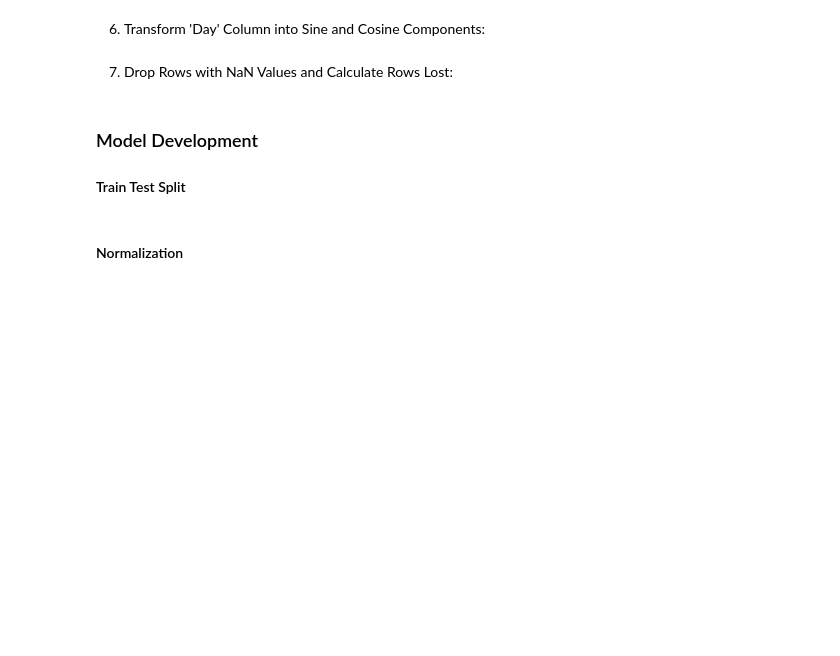
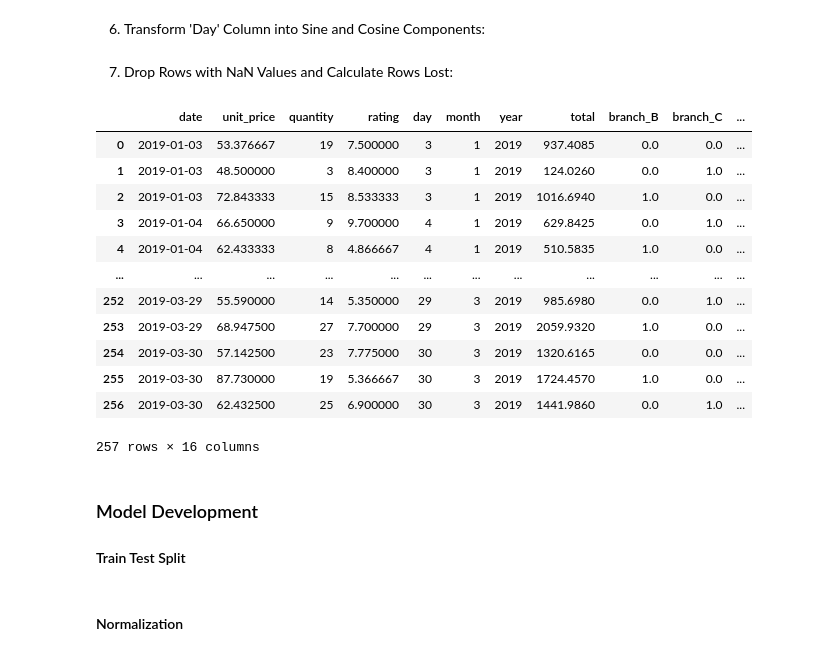
Before and after one commit to MustafaAldabbas/Machine_learning_superMarket, a Jupyter notebook: Notebook/Mustafa Notbooks/Mustafa_7.ipynb, the cells around one changed output. Cells and saved outputs as stored; diff of their text form; code cells hidden in the pictures; blank space fills up the shorter version.

```diff
--- a/Notebook/Mustafa Notbooks/Mustafa_7.ipynb
+++ b/Notebook/Mustafa Notbooks/Mustafa_7.ipynb
@@ -247,6 +247,22 @@ combined_df_encoded['day_cos'] = np.cos(2 * np.pi * combined_df_encoded['day'] /
 # %%
 # Drop rows with NaN values resulting from the lag and rolling operations
 combined_df_encoded_dropped = combined_df_encoded.dropna().reset_index(drop=True)
+
+combined_df_encoded_dropped
+# %% [output]
+|  | date | unit_price | quantity | rating | day | month | year | total | branch_B | branch_C | ... |
+| 0 | 2019-01-03 | 53.376667 | 19 | 7.500000 | 3 | 1 | 2019 | 937.4085 | 0.0 | 0.0 | ... |
+| 1 | 2019-01-03 | 48.500000 | 3 | 8.400000 | 3 | 1 | 2019 | 124.0260 | 0.0 | 1.0 | ... |
+| 2 | 2019-01-03 | 72.843333 | 15 | 8.533333 | 3 | 1 | 2019 | 1016.6940 | 1.0 | 0.0 | ... |
+| 3 | 2019-01-04 | 66.650000 | 9 | 9.700000 | 4 | 1 | 2019 | 629.8425 | 0.0 | 1.0 | ... |
+| 4 | 2019-01-04 | 62.433333 | 8 | 4.866667 | 4 | 1 | 2019 | 510.5835 | 1.0 | 0.0 | ... |
+| ... | ... | ... | ... | ... | ... | ... | ... | ... | ... | ... | ... |
+| 252 | 2019-03-29 | 55.590000 | 14 | 5.350000 | 29 | 3 | 2019 | 985.6980 | 0.0 | 1.0 | ... |
+| 253 | 2019-03-29 | 68.947500 | 27 | 7.700000 | 29 | 3 | 2019 | 2059.9320 | 1.0 | 0.0 | ... |
+| 254 | 2019-03-30 | 57.142500 | 23 | 7.775000 | 30 | 3 | 2019 | 1320.6165 | 0.0 | 0.0 | ... |
+| 255 | 2019-03-30 | 87.730000 | 19 | 5.366667 | 30 | 3 | 2019 | 1724.4570 | 1.0 | 0.0 | ... |
+| 256 | 2019-03-30 | 62.432500 | 25 | 6.900000 | 30 | 3 | 2019 | 1441.9860 | 0.0 | 1.0 | ... |
+257 rows × 16 columns
 # %% [markdown]
 ### Model Development
 #### Train Test Split
```
Also changed, not shown: parts of 8 cells of this notebook, 6 other files.
